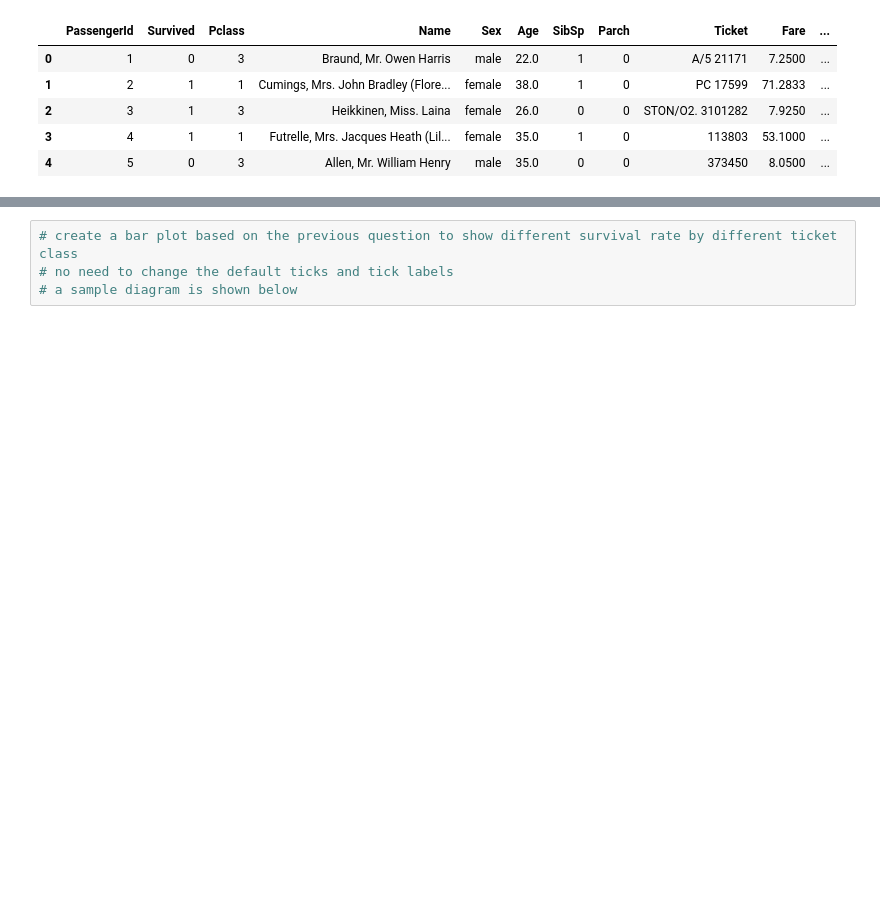
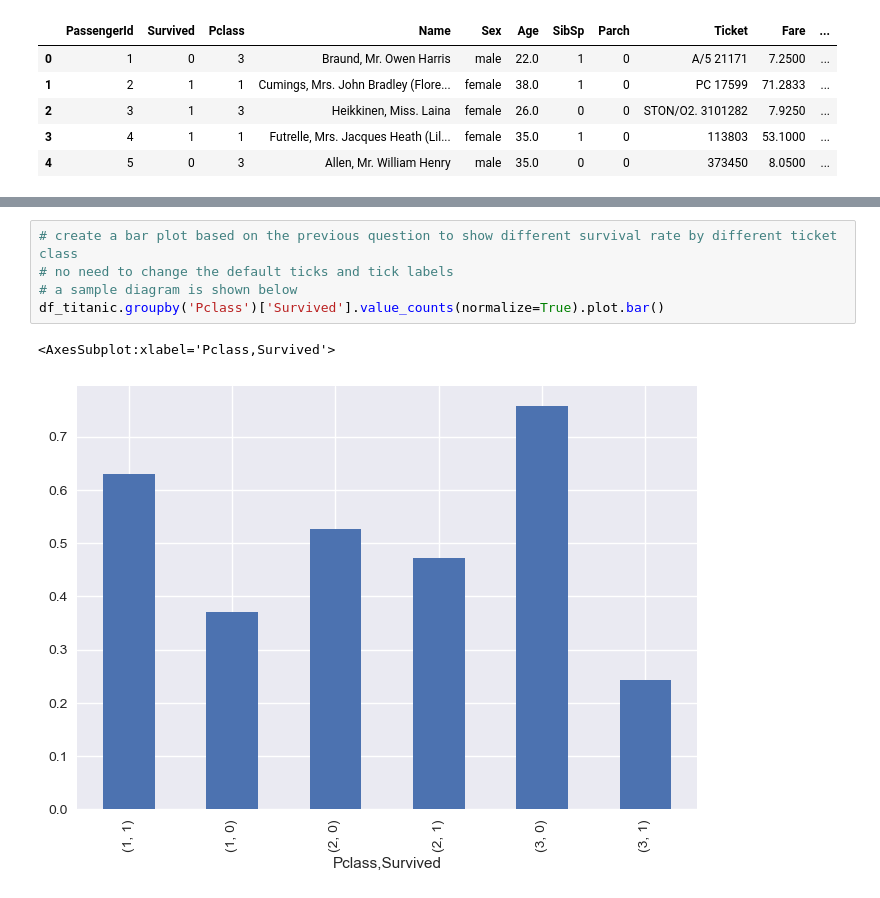
Before and after one commit to Lahmm/MISY225, a Jupyter notebook: homework/assignment-06/assignment-06-eda-starter.ipynb, the cells around one changed output, grey strips where cells are left out. Saved outputs shown, nothing was run; the diff lists cells and outputs as text; blank space fills up the shorter version.

```diff
--- a/homework/assignment-06/assignment-06-eda-starter.ipynb
+++ b/homework/assignment-06/assignment-06-eda-starter.ipynb
@@ -46,6 +88,10 @@ df_titanic.head()
 # %%
 # create a bar plot based on the previous question to show different survival rate by different ticket class
 # no need to change the default ticks and tick labels
 # a sample diagram is shown below
+df_titanic.groupby('Pclass')['Survived'].value_counts(normalize=True).plot.bar()
+# %% [output]
+<AxesSubplot:xlabel='Pclass,Survived'>
+[figure, added]
 # %% [markdown]
 ![output](https://user-images.githubusercontent.com/595772/158030040-263e699c-04c4-4c29-9bbe-730ee944b5f2.png)
```
Also changed, not shown: parts of 7 cells of this notebook, 31 other files.
